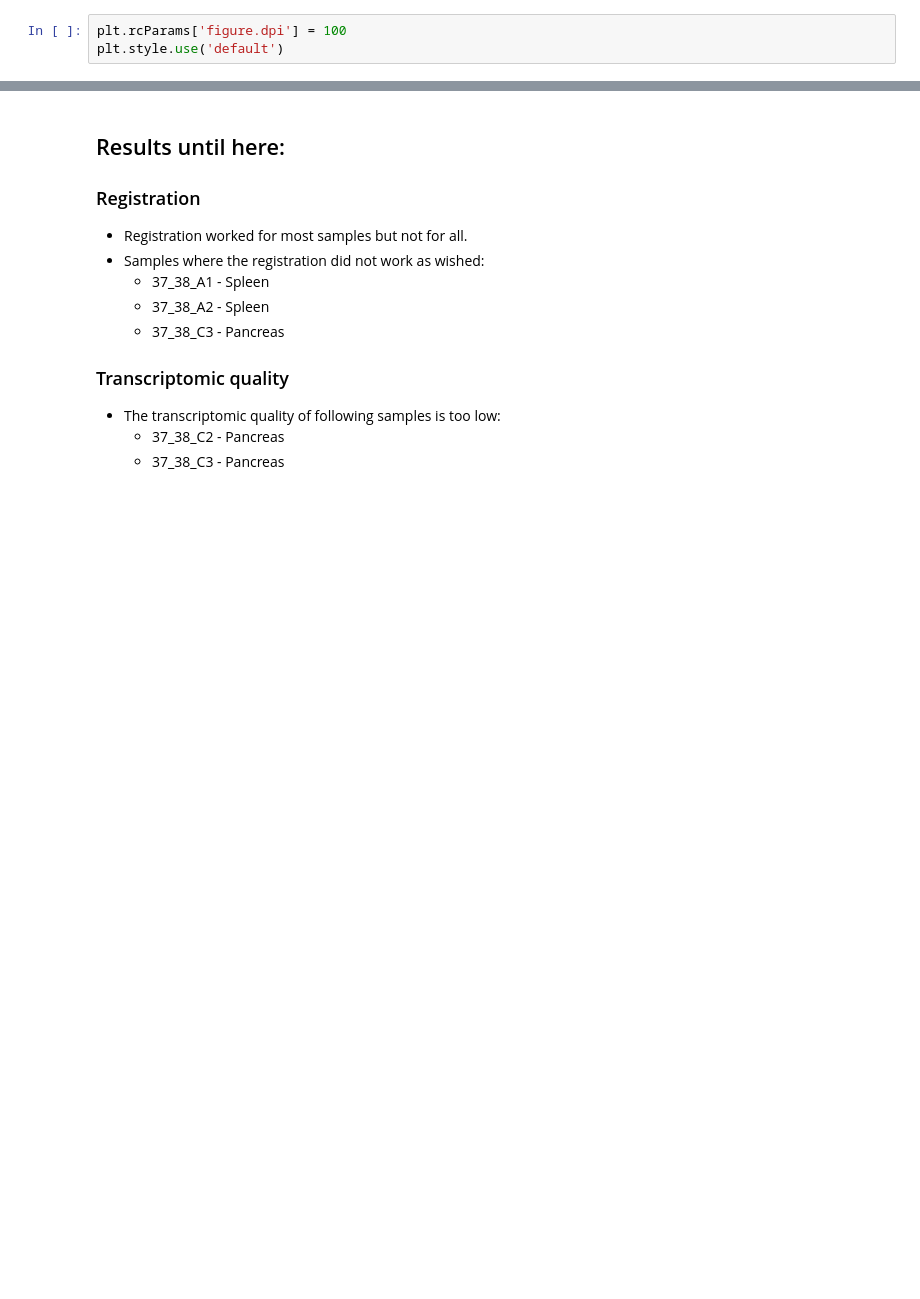
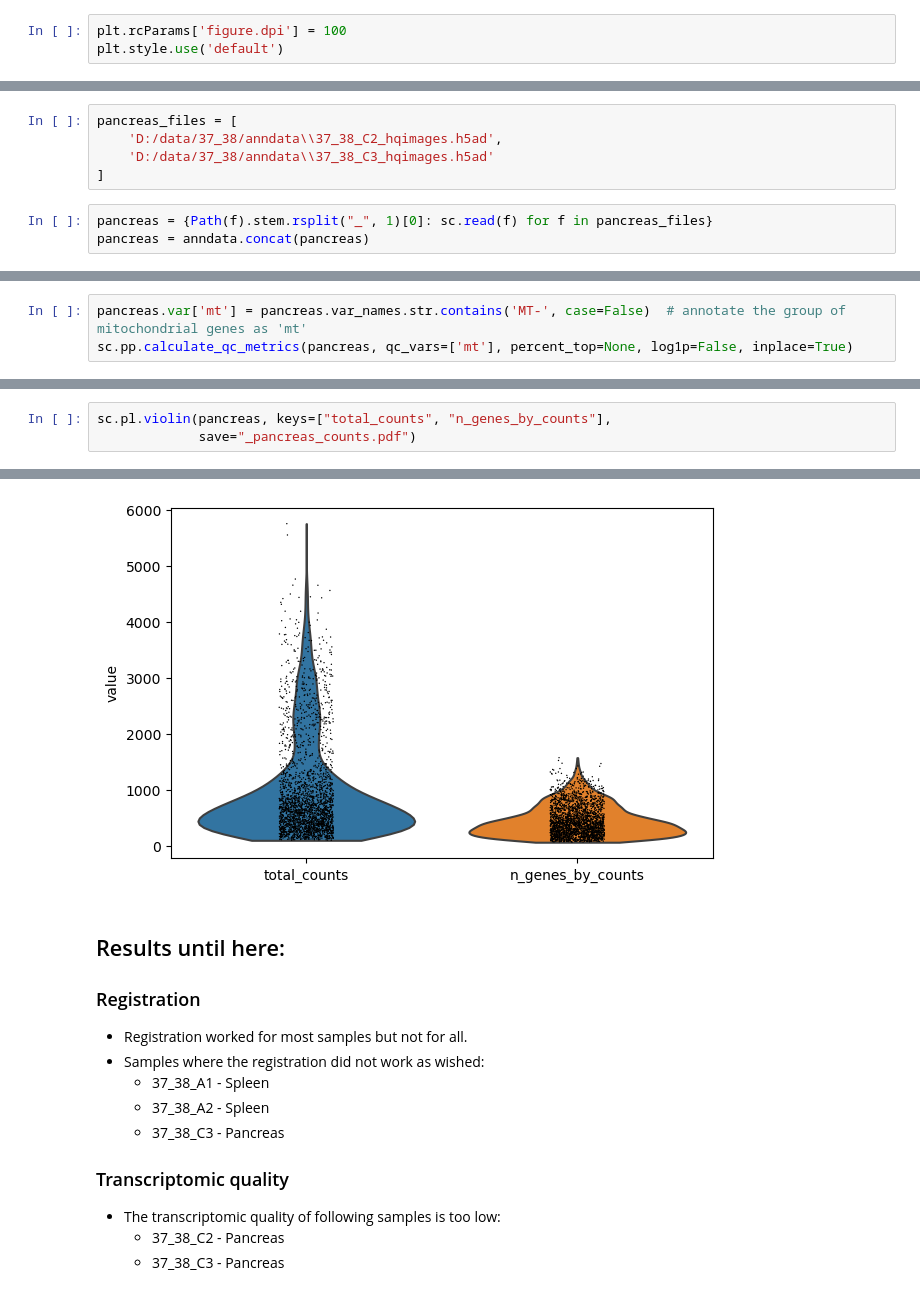
Before and after one commit to jwrth/xDBiT_toolbox, a Jupyter notebook: publication/notebooks/SpatialMouse_01_clean_dataset.ipynb, the cells around one changed output, grey strips where cells are left out. Saved outputs shown, nothing was run; the diff lists cells and outputs as text; blank space fills up the shorter version.

Commit message:
add pancreas

```diff
--- a/publication/notebooks/SpatialMouse_01_clean_dataset.ipynb
+++ b/publication/notebooks/SpatialMouse_01_clean_dataset.ipynb
@@ -30,0 +54,8 @@ plt.style.use('default')
+# %%
+pancreas_files = [
+    'D:/data/37_38/anndata\\37_38_C2_hqimages.h5ad',
+    'D:/data/37_38/anndata\\37_38_C3_hqimages.h5ad'
+]
+# %%
+pancreas = {Path(f).stem.rsplit("_", 1)[0]: sc.read(f) for f in pancreas_files}
+pancreas = anndata.concat(pancreas)
@@ -30,0 +70,3 @@ plt.style.use('default')
+# %%
+pancreas.var['mt'] = pancreas.var_names.str.contains('MT-', case=False)  # annotate the group of mitochondrial genes as 'mt'
+sc.pp.calculate_qc_metrics(pancreas, qc_vars=['mt'], percent_top=None, log1p=False, inplace=True)
@@ -30,0 +80,4 @@ plt.style.use('default')
+# %%
+sc.pl.violin(pancreas, keys=["total_counts", "n_genes_by_counts"],
+             save="_pancreas_counts.pdf")
+# %% [output]
@@ -31,3 +85,4 @@ plt.style.use('default')
+[figure, added]
 # %% [markdown]
 ## Results until here:
 
```
Also changed, not shown: parts of 10 cells of this notebook.
